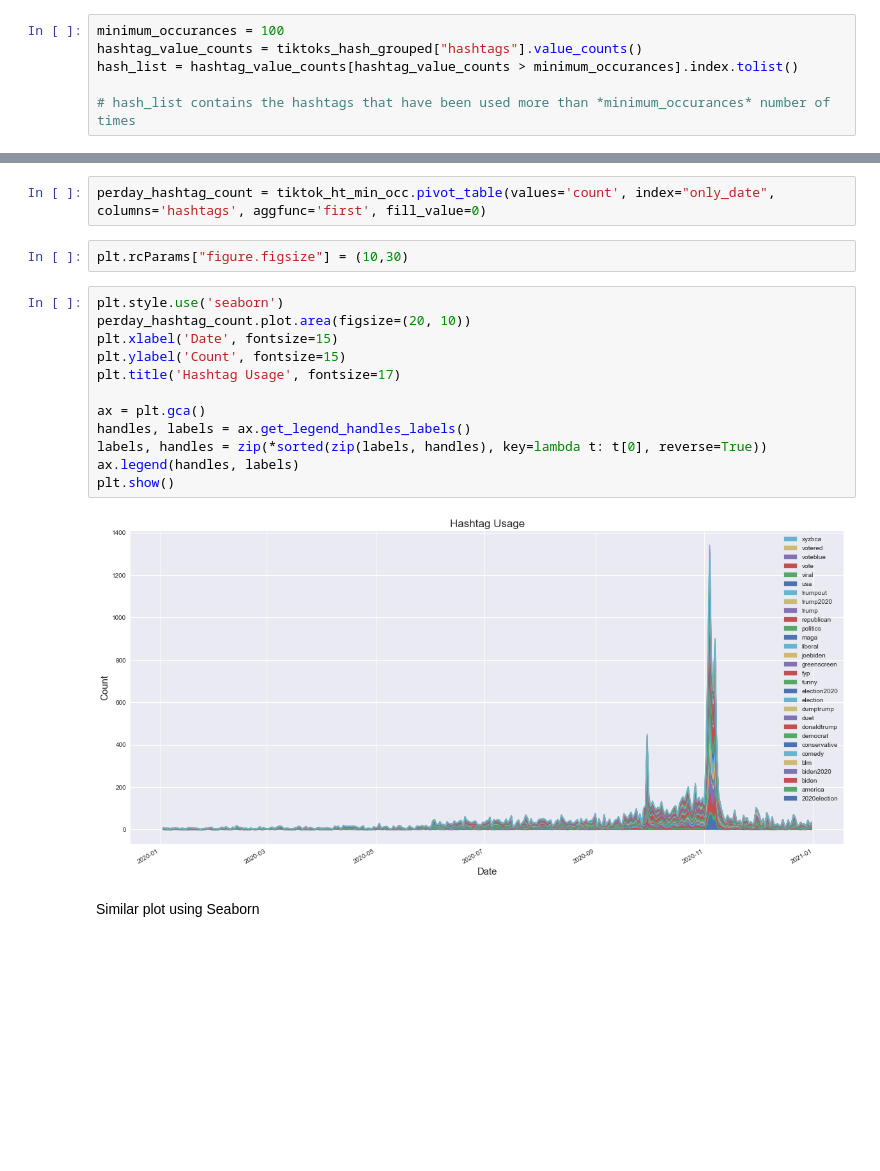
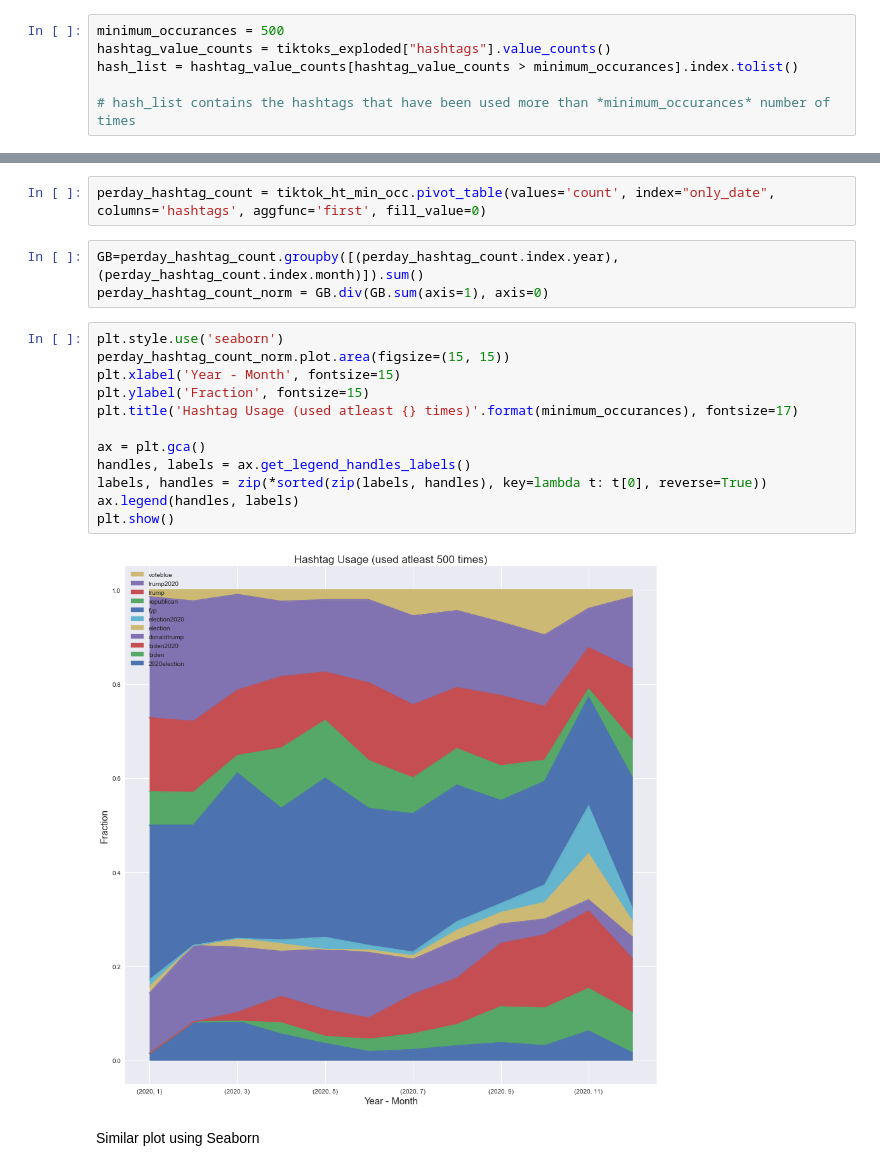
Before and after one commit to ravinitheshreddy/ComputationalSocialMedia_TikTok, a Jupyter notebook: EDA.ipynb, the cells around one changed output, grey strips where cells are left out. Cells and saved outputs as stored; diff of their text form; blank space fills up the shorter version.

Commit message:
added plots for hashtag analysis

```diff
--- a/EDA.ipynb
+++ b/EDA.ipynb
@@ -115,8 +118,8 @@ tiktoks_hash_grouped
 # %% [markdown]
 As there are many hashtags that have occured very less frequent of time compared to others, we remove all the hashtags that have occured less than specified number of times
 # %%
-minimum_occurances = 100
-hashtag_value_counts = tiktoks_hash_grouped["hashtags"].value_counts()
+minimum_occurances = 500
+hashtag_value_counts = tiktoks_exploded["hashtags"].value_counts()
 hash_list = hashtag_value_counts[hashtag_value_counts > minimum_occurances].index.tolist()
 
 # hash_list contains the hashtags that have been used more than *minimum_occurances* number of times
@@ -126,22 +129,23 @@ tiktok_ht_min_occ = tiktoks_hash_grouped[tiktoks_hash_grouped['hashtags'].isin(h
 Creating a new dataframe with each hashtag as column and value as the count of hashtag occurance on that day
 # %%
 perday_hashtag_count = tiktok_ht_min_occ.pivot_table(values='count', index="only_date", columns='hashtags', aggfunc='first', fill_value=0)
-# %%
-plt.rcParams["figure.figsize"] = (10,30)
+# %%
+GB=perday_hashtag_count.groupby([(perday_hashtag_count.index.year),(perday_hashtag_count.index.month)]).sum()
+perday_hashtag_count_norm = GB.div(GB.sum(axis=1), axis=0)
 # %%
 plt.style.use('seaborn')
-perday_hashtag_count.plot.area(figsize=(20, 10))
-plt.xlabel('Date', fontsize=15)
-plt.ylabel('Count', fontsize=15)
-plt.title('Hashtag Usage', fontsize=17)
+perday_hashtag_count_norm.plot.area(figsize=(15, 15))
+plt.xlabel('Year - Month', fontsize=15)
+plt.ylabel('Fraction', fontsize=15)
+plt.title('Hashtag Usage (used atleast {} times)'.format(minimum_occurances), fontsize=17)
 
 ax = plt.gca()
 handles, labels = ax.get_legend_handles_labels()
 labels, handles = zip(*sorted(zip(labels, handles), key=lambda t: t[0], reverse=True))
 ax.legend(handles, labels)
 plt.show()
 # %% [output]
-[figure, old version]
+[figure, new version]
 # %% [markdown]
 Similar plot using Seaborn
 # %%
```
Also changed, not shown: parts of 19 cells of this notebook, 2 other files.
